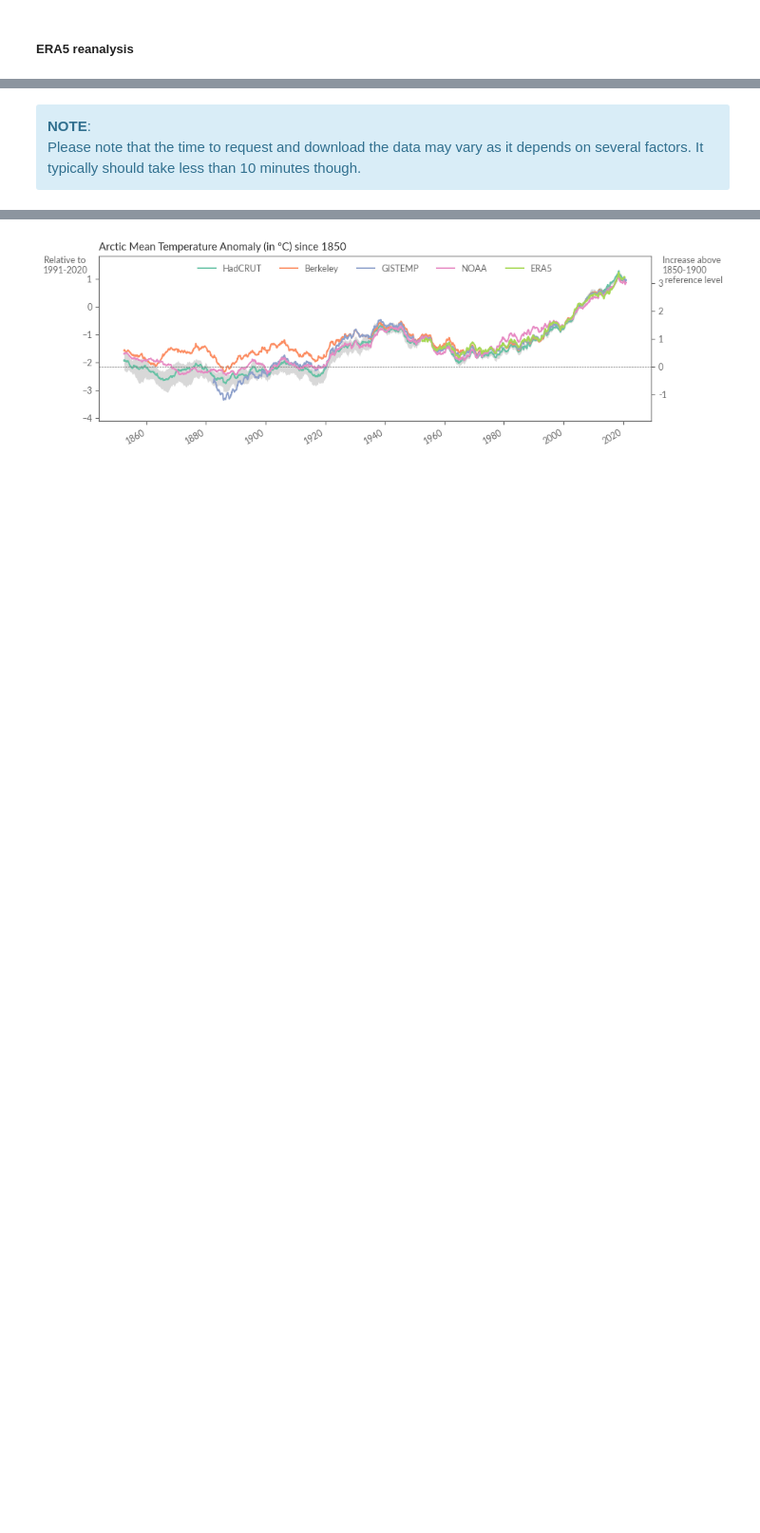
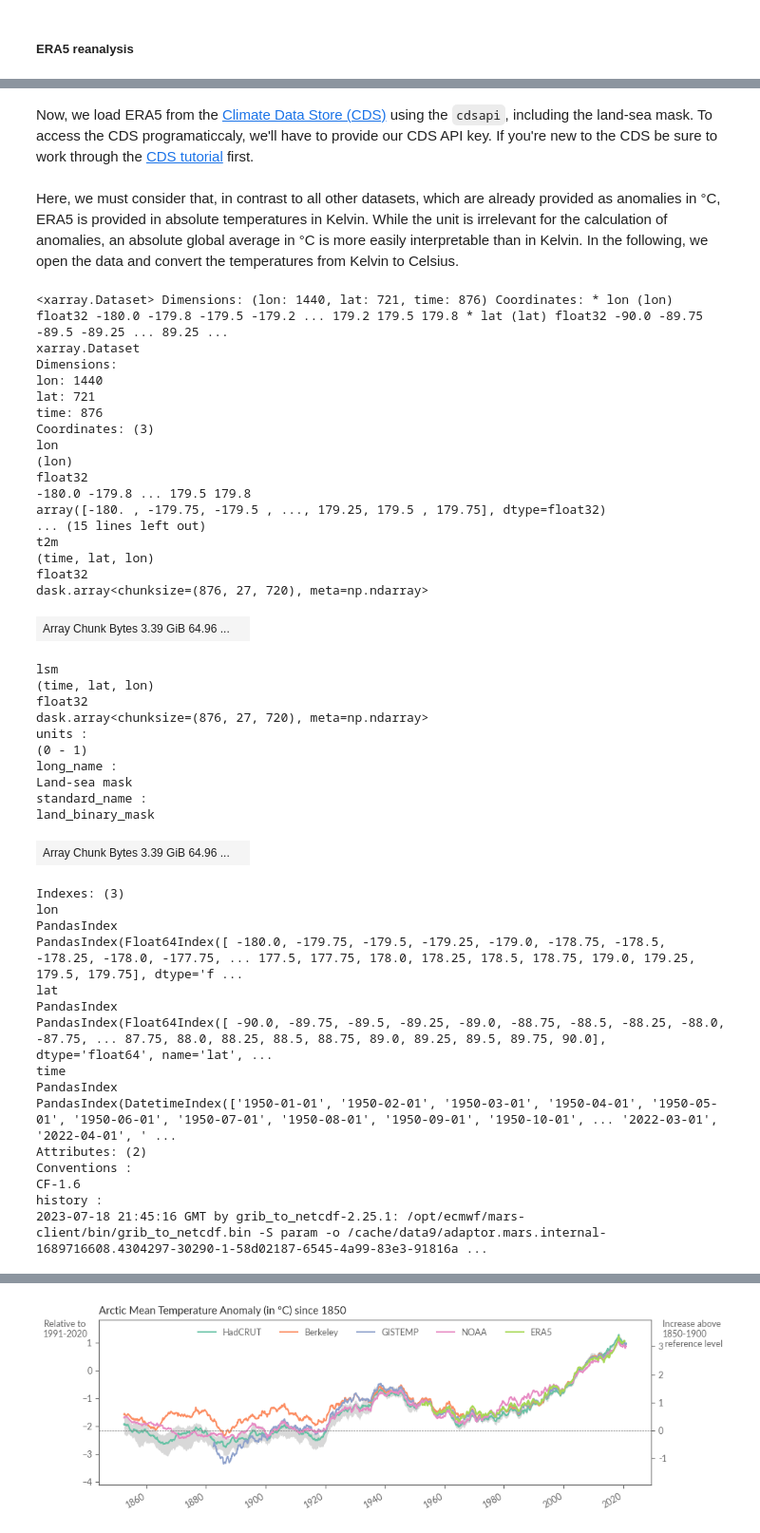
Before and after one commit to ECMWFCode4Earth/sketchbook-earth, a Jupyter notebook: tutorials/02_temperature/02a_temperature.ipynb, the cells around one changed output, grey strips where cells are left out. Shown at 95% size. Cells and saved outputs as stored; diff of their text form; code cells hidden in the pictures; blank space fills up the shorter version.

```diff
--- a/tutorials/02_temperature/02a_temperature.ipynb
+++ b/tutorials/02_temperature/02a_temperature.ipynb
@@ -123,6 +164,6 @@ def coordinate_is_monthly(ds, coord: str = "time"):
 # %%
-def streamline_coords(da):
-    """Streamline the coordinates of a DataArray.
+def streamline_data(da):
+    """Streamline the dimensions and coordinates of a DataArray.
 
     Parameters
     ----------
@@ -132,8 +173,21 @@ def streamline_coords(da):
 
     # Ensure that time coordinate is fixed to the first day of the month
     if "time" in da.coords:
-        if coordinate_is_monthly(da, "time"):
+        # if already datetime, just ensure that it is the first day of the month
+        if pd.api.types.is_datetime64_any_dtype(da.time):
             da.coords["time"] = da["time"].to_index().to_period("M").to_timestamp()
+        # if float, convert to datetime
+        elif da.time.dtype == float:
+            first_year = int(da.time.values[0])
+            time_coord = xr.cftime_range(
+                start=f"{first_year}-01-01", periods=da.time.size, freq="MS"
+            ).to_datetimeindex()
+            da.coords["time"] = time_coord
+        # else ¯\_(ツ)_/¯
+        else:
+            raise ValueError(
+                f"Time coordinate is of type {da.time.dtype}, but must be either datetime or float."
+            )
 
     # Ensure that spatial coordinates are called 'lon' and 'lat'
     if "longitude" in da.coords:
@@ -252,5 +405,2 @@ Now, let's retrieve our data from the CDS using the `cdsapi.Client()`. Here, we
-# %% [markdown]
-<div class="alert alert-block alert-info">
-<b>NOTE</b>: <br>
-    Please note that the time to request and download the data may vary as it depends on several factors. It typically should take less than 10 minutes though.
-</div>
+# %% [markdown]
+Now, we load ERA5 from the [Climate Data Store (CDS)](https://doi.org/10.24381/cds.f17050d7) using the `cdsapi`, including the land-sea mask. To access the CDS programaticcaly, we'll have to provide our CDS API key. If you're new to the CDS be sure to work through the [CDS tutorial](https://ecmwf-projects.github.io/copernicus-training-c3s/cds-tutorial.html) first.
@@ -270,10 +423,56 @@ c.retrieve(
   },
   path_to['era5']
 )
+# %% [markdown]
+Here, we must consider that, in contrast to all other datasets, which are already provided as anomalies in °C, ERA5 is provided in absolute temperatures in Kelvin. While the unit is irrelevant for the calculation of anomalies, an absolute global average in °C is more easily interpretable than in Kelvin. In the following, we open the data and convert the temperatures from Kelvin to Celsius.
 # %%
 with xr.open_mfdataset(path_to["era5"]) as era5:
     # convert from Kelvin to Celsius
     era5["t2m"] = era5["t2m"] - 273.15
 era5 = streamline_coords(era5)
-era5_monthly_climatology = era5["t2m"].sel(REF_PERIOD).groupby("time.month").mean()
-era5["anom"] = era5["t2m"].groupby("time.month") - era5_monthly_climatology
+era5
+# %% [output]
+<xarray.Dataset> Dimensions: (lon: 1440, lat: 721, time: 876) Coordinates: * lon (lon) float32 -180.0 -179.8 -179.5 -179.2 ... 179.2 179.5 179.8 * lat (lat) float32 -90.0 -89.75 -89.5 -89.25 ... 89.25 ...
+xarray.Dataset
+Dimensions:
+lon: 1440
+lat: 721
+time: 876
+Coordinates: (3)
+lon
+(lon)
+float32
+-180.0 -179.8 ... 179.5 179.8
+array([-180. , -179.75, -179.5 , ..., 179.25, 179.5 , 179.75], dtype=float32)
+... (15 lines left out)
+t2m
+(time, lat, lon)
+float32
+dask.array<chunksize=(876, 27, 720), meta=np.ndarray>
+| Array Chunk Bytes 3.39 GiB 64.96 ... |  |
+lsm
+(time, lat, lon)
+float32
+dask.array<chunksize=(876, 27, 720), meta=np.ndarray>
+units :
+(0 - 1)
+long_name :
+Land-sea mask
+standard_name :
+land_binary_mask
+| Array Chunk Bytes 3.39 GiB 64.96 ... |  |
+Indexes: (3)
+lon
+PandasIndex
+PandasIndex(Float64Index([ -180.0, -179.75, -179.5, -179.25, -179.0, -178.75, -178.5, -178.25, -178.0, -177.75, ... 177.5, 177.75, 178.0, 178.25, 178.5, 178.75, 179.0, 179.25, 179.5, 179.75], dtype='f ...
+lat
+PandasIndex
+PandasIndex(Float64Index([ -90.0, -89.75, -89.5, -89.25, -89.0, -88.75, -88.5, -88.25, -88.0, -87.75, ... 87.75, 88.0, 88.25, 88.5, 88.75, 89.0, 89.25, 89.5, 89.75, 90.0], dtype='float64', name='lat', ...
+time
+PandasIndex
+PandasIndex(DatetimeIndex(['1950-01-01', '1950-02-01', '1950-03-01', '1950-04-01', '1950-05-01', '1950-06-01', '1950-07-01', '1950-08-01', '1950-09-01', '1950-10-01', ... '2022-03-01', '2022-04-01', ' ...
+Attributes: (2)
+Conventions :
+CF-1.6
+history :
+2023-07-18 21:45:16 GMT by grib_to_netcdf-2.25.1: /opt/ecmwf/mars-client/bin/grib_to_netcdf.bin -S param -o /cache/data9/adaptor.mars.internal-1689716608.4304297-30290-1-58d02187-6545-4a99-83e3-91816a ...
```
Also changed, not shown: parts of 80 cells of this notebook.
